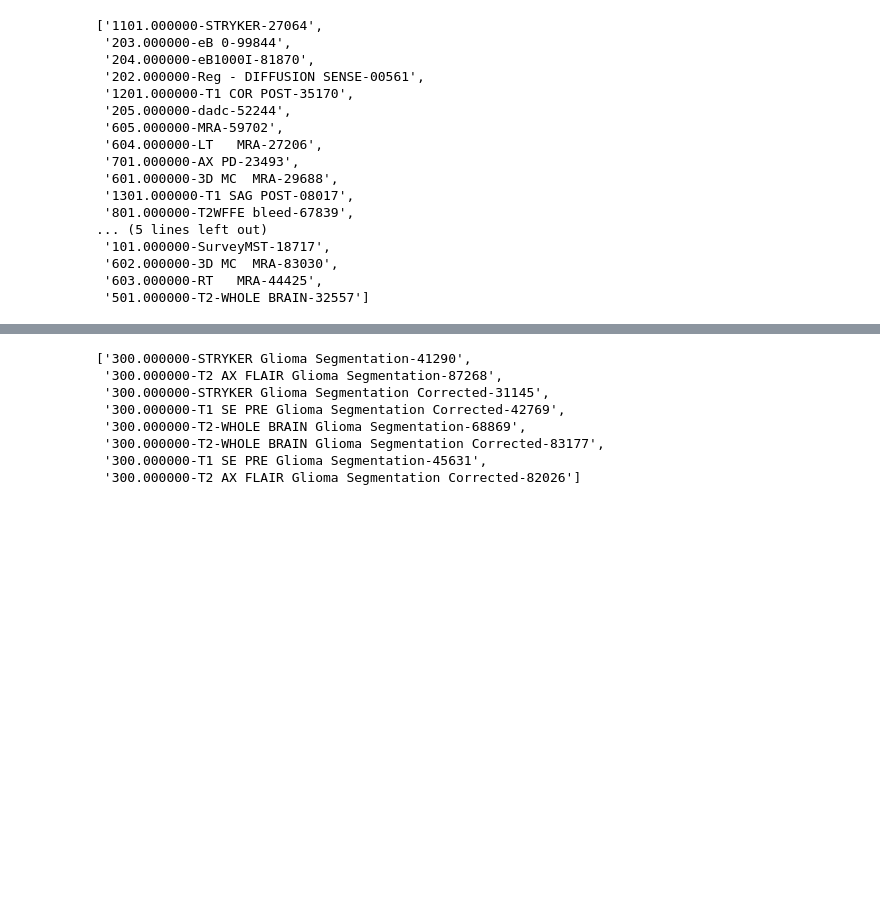
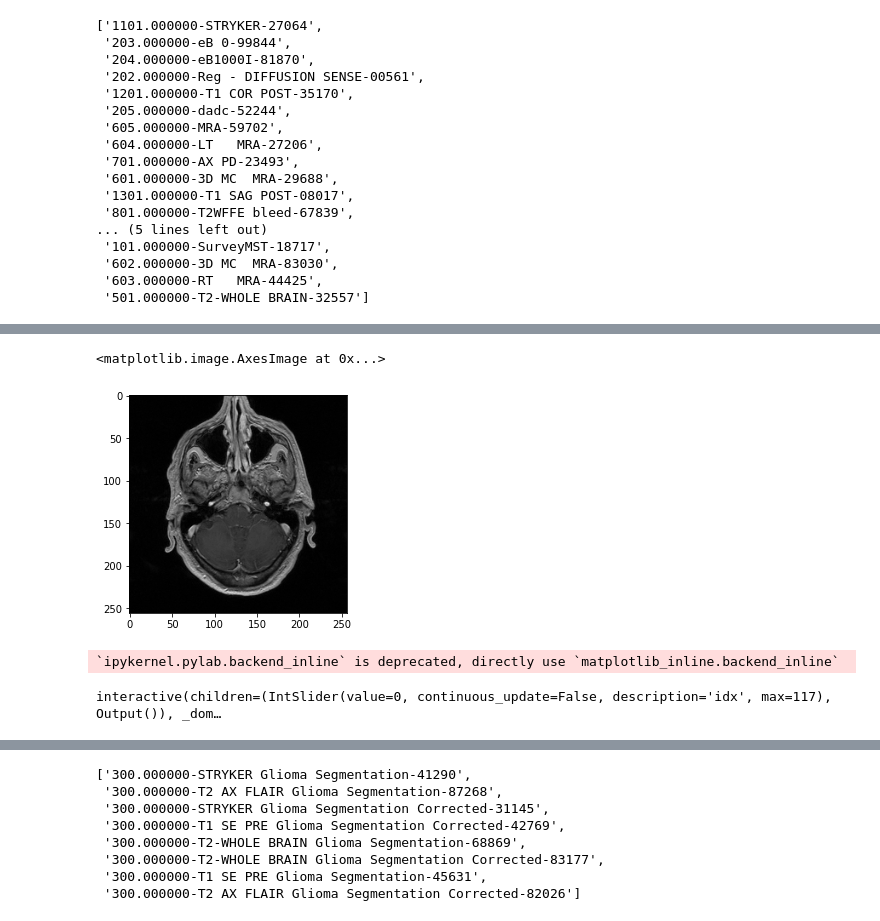
Before and after one commit to MedImAIR/brain-mri-processing-pipeline, a Jupyter notebook: datasets/dataset_test/[rewrite]rename_paths_lgg_gbm.ipynb, the cells around one changed output, grey strips where cells are left out. Drawn from its saved outputs; the diff is of its cells as text; code cells hidden in the pictures; blank space fills up the shorter version.

```diff
--- a/datasets/dataset_test/[rewrite]rename_paths_lgg_gbm.ipynb
+++ b/datasets/dataset_test/[rewrite]rename_paths_lgg_gbm.ipynb
@@ -200,0 +221,2 @@ os.listdir('/anvar/public_datasets/tcia/manifest-25ZdsnMy5264093150469993200/TCG
+# %%
+x = dcmread('/anvar/public_datasets/tcia/manifest-25ZdsnMy5264093150469993200/TCGA-LGG/TCGA-CS-6186/06-01-2000-MRI BRAIN per R-97608/1101.000000-STRYKER-27064/1-028.dcm')
@@ -200,0 +243,5 @@ os.listdir('/anvar/public_datasets/tcia/manifest-25ZdsnMy5264093150469993200/TCG
+# %%
+plt.imshow(x.pixel_array, cmap = 'gray')
+# %% [output]
+<matplotlib.image.AxesImage at 0x...>
+[figure, added]
@@ -200,0 +257,6 @@ os.listdir('/anvar/public_datasets/tcia/manifest-25ZdsnMy5264093150469993200/TCG
+# %%
+from dpipe.im.visualize import slice3d
+slice3d(image3d)
+# %% [output]
+`ipykernel.pylab.backend_inline` is deprecated, directly use `matplotlib_inline.backend_inline`
+interactive(children=(IntSlider(value=0, continuous_update=False, description='idx', max=117), Output()), _dom…
```
Also changed, not shown: parts of 12 cells of this notebook, 15 other files.
